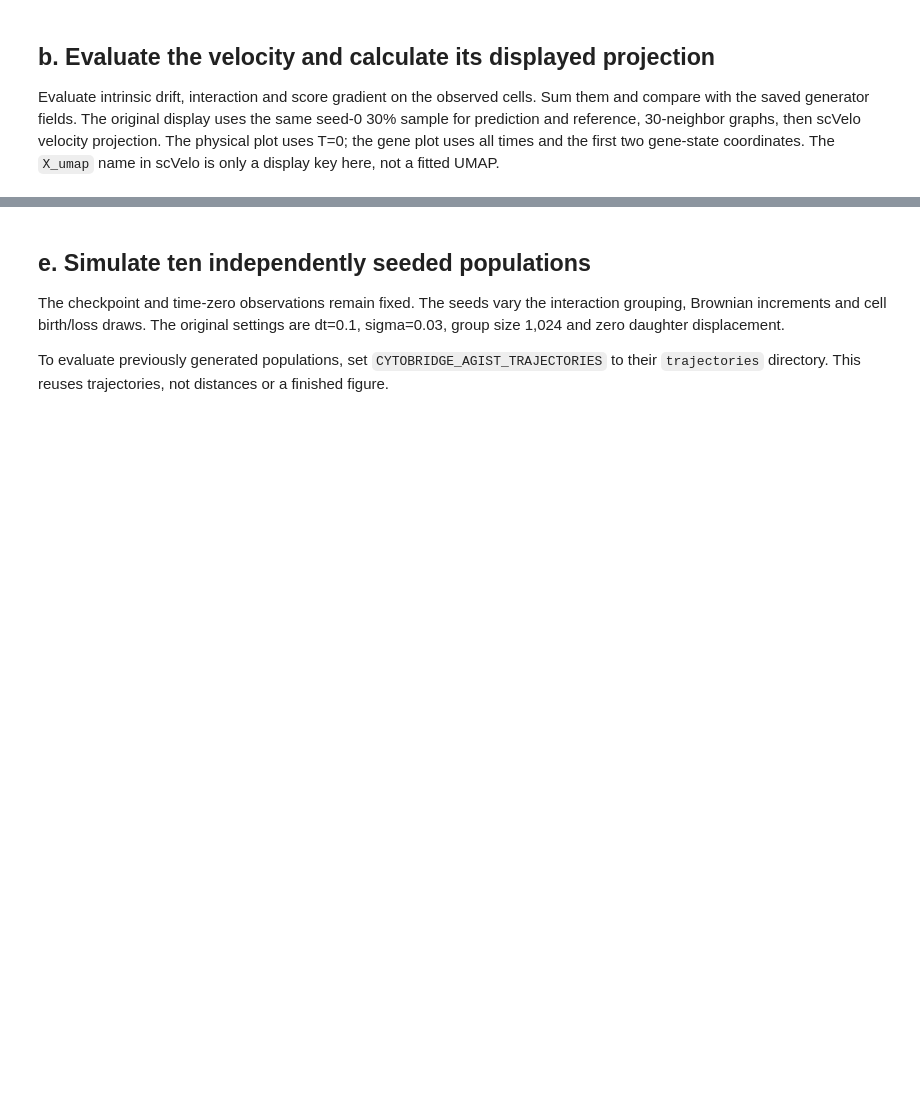
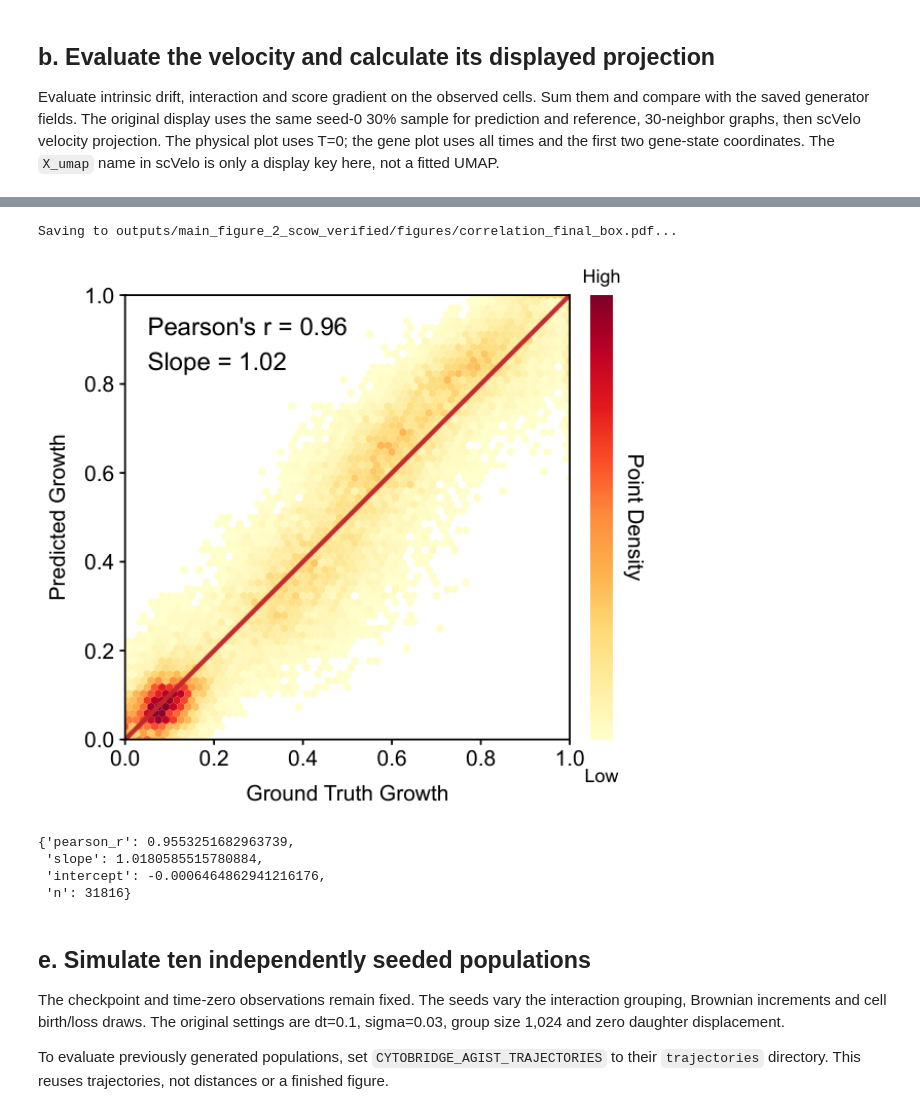
Before and after one commit to zhenyiizhang/cytobridge-spatial, a Jupyter notebook: docs/tutorials/paper_figures/main_figure_2.ipynb, the cells around one changed output, grey strips where cells are left out. Cells and saved outputs as stored; diff of their text form; code cells hidden in the pictures; blank space fills up the shorter version.

```diff
--- a/docs/tutorials/paper_figures/main_figure_2.ipynb
+++ b/docs/tutorials/paper_figures/main_figure_2.ipynb
@@ -145,3 +161,19 @@ else:
+# %%
+growth, _ = evaluate_growth_attention(
+    agist_root / "mouse_brain_simulation.csv", agist_root / "config.yaml",
+    agist_root / "model", agist_root / "edge_classifier/mouse.pt",
+    output / "released_growth", device=device)
+growth_pdf, growth_metrics = draw_growth_correlation(
+    growth, np.load(reference / "g_values.npy", allow_pickle=False), figures)
+show_calculated(growth_pdf)
+display(growth_metrics)
+# %% [output]
+Saving to outputs/main_figure_2_scow_verified/figures/correlation_final_box.pdf...
+[figure, added]
+{'pearson_r': 0.9553251682963739,
+ 'slope': 1.0180585515780884,
+ 'intercept': -0.0006464862941216176,
+ 'n': 31816}
 # %% [markdown]
 ## e. Simulate ten independently seeded populations
 
```
Also changed, not shown: parts of 9 cells of this notebook, 18 other files.
